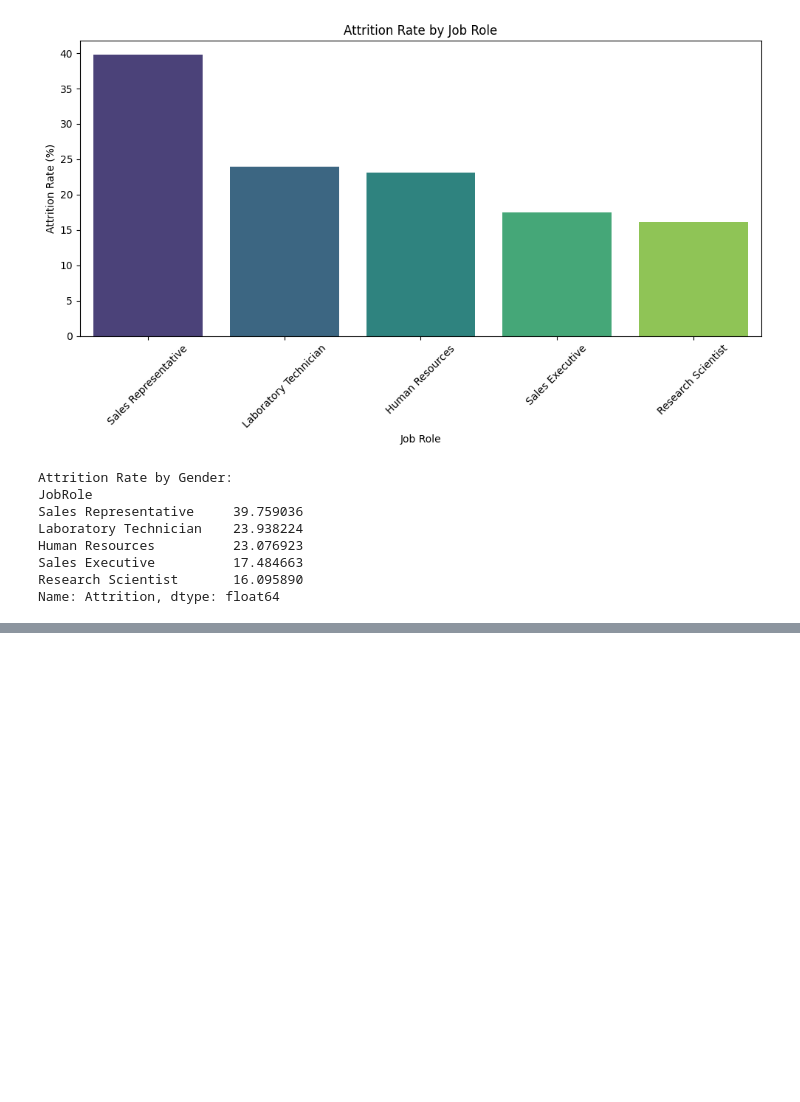
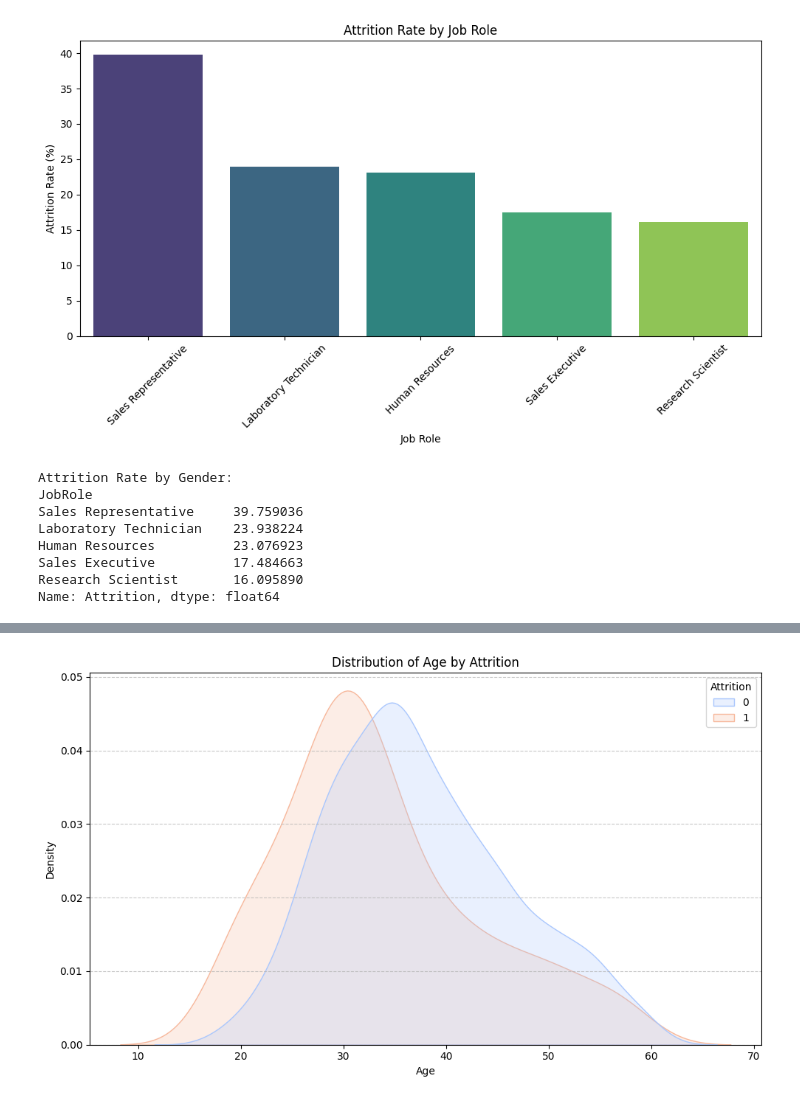
Before and after one commit to sridharreddy7831/HR_Data_Analysis, a Jupyter notebook: Notebooks/HR_Data_Analysis.ipynb, the cells around one changed output, grey strips where cells are left out. Drawn from its saved outputs; the diff is of its cells as text; code cells hidden in the pictures; blank space fills up the shorter version.

```diff
--- a/Notebooks/HR_Data_Analysis.ipynb
+++ b/Notebooks/HR_Data_Analysis.ipynb
@@ -354,0 +370,20 @@ Passing `palette` without assigning `hue` is deprecated and will be removed in v
+# %%
+# Create a new figure for the plot with a specified size.
+plt.figure(figsize=(10, 6))
+
+# Create a Kernel Density Estimate (KDE) plot for 'Age', separated by 'Attrition'.
+# `fill=True` shades the area under the density curve.
+# `common_norm=False` ensures each density curve is normalized independently.
+# 'coolwarm' palette is used for coloring the distributions.
+
+
+sns.kdeplot(data=df, x='Age', hue='Attrition', fill=True, common_norm=False, palette='coolwarm')
+
+plt.title('Distribution of Age by Attrition')
+plt.xlabel('Age')
+plt.ylabel('Density')
+plt.grid(axis='y', linestyle='--', alpha=0.7)
+plt.tight_layout()
+plt.show()
+# %% [output]
+[figure, added]
```
Also changed, not shown: parts of 9 cells of this notebook.
